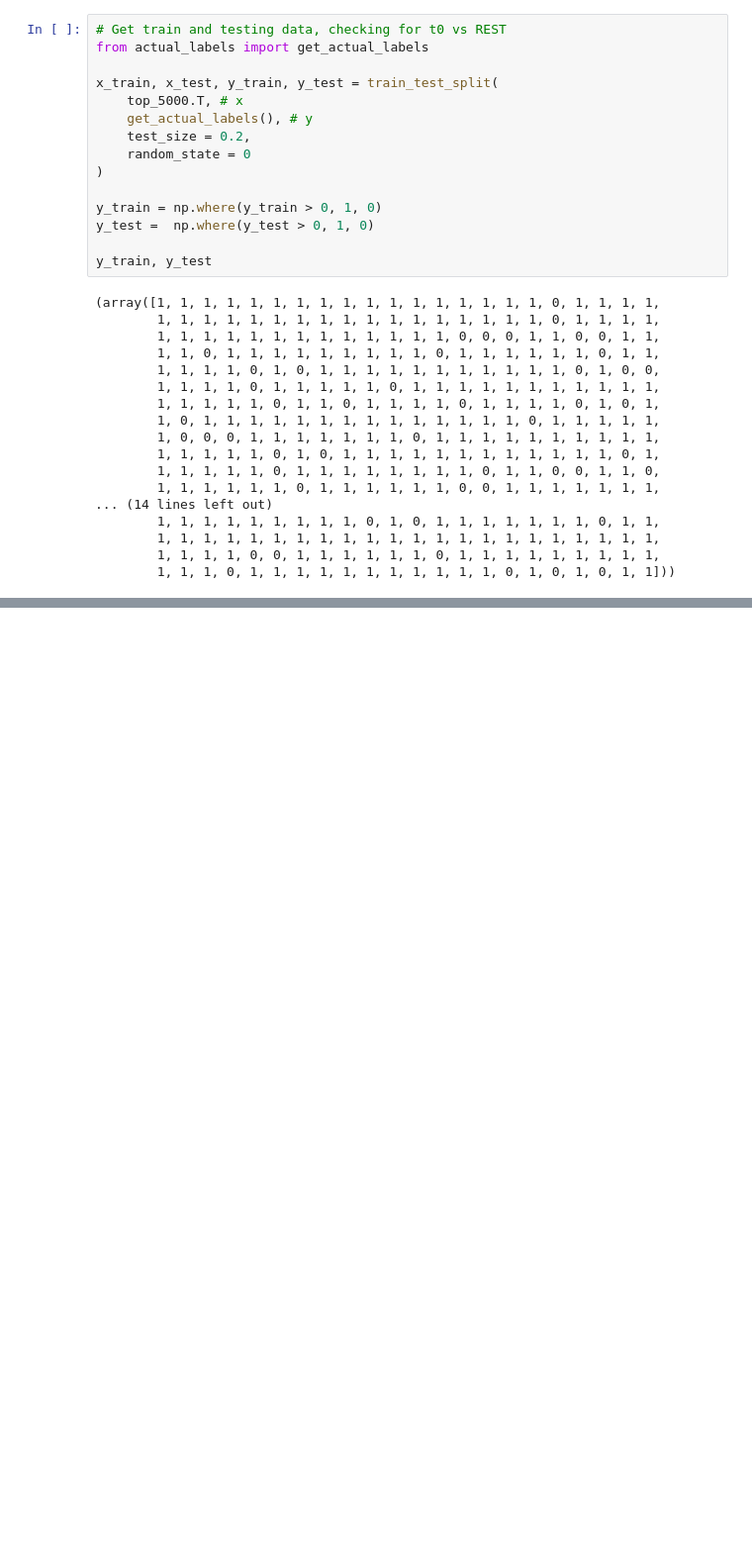
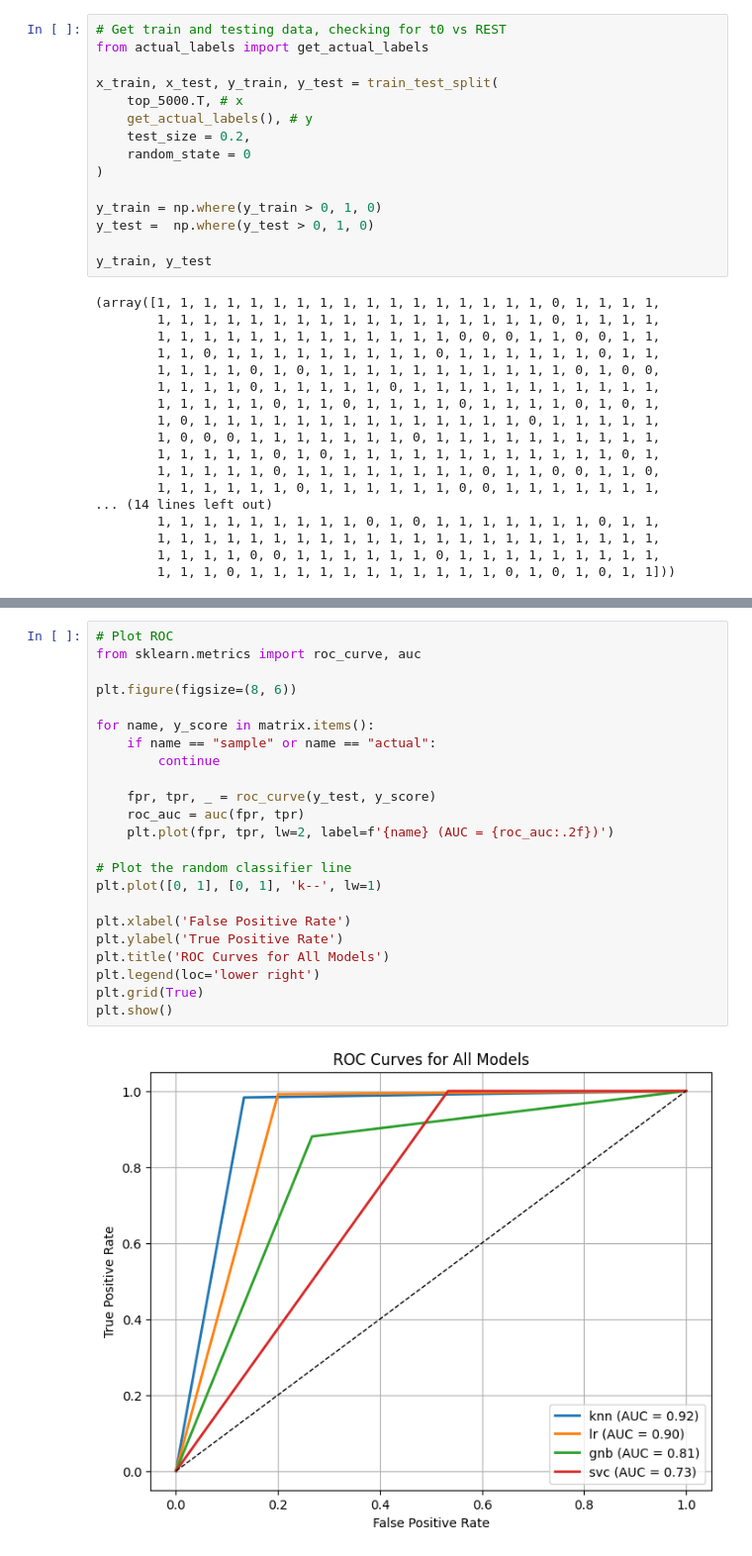
Before and after one commit to nsardinia/4144_Bioinformatics_Project, a Jupyter notebook: src/pred_heatmap.ipynb, the cells around one changed output, grey strips where cells are left out. Shown at 99% size. Drawn from its saved outputs; the diff is of its cells as text; blank space fills up the shorter version.

Commit message:
made roc curve plot for all models

```diff
--- a/src/pred_heatmap.ipynb
+++ b/src/pred_heatmap.ipynb
@@ -144 +146,26 @@ matrix
 132 rows × 5 columns
+# %%
+# Plot ROC
+from sklearn.metrics import roc_curve, auc
+
+plt.figure(figsize=(8, 6))
+
+for name, y_score in matrix.items():
+    if name == "sample" or name == "actual":
+        continue
+
+    fpr, tpr, _ = roc_curve(y_test, y_score)
+    roc_auc = auc(fpr, tpr)
+    plt.plot(fpr, tpr, lw=2, label=f'{name} (AUC = {roc_auc:.2f})')
+
+# Plot the random classifier line
+plt.plot([0, 1], [0, 1], 'k--', lw=1)
+
+plt.xlabel('False Positive Rate')
+plt.ylabel('True Positive Rate')
+plt.title('ROC Curves for All Models')
+plt.legend(loc='lower right')
+plt.grid(True)
+plt.show()
+# %% [output]
+[figure, added]
```
Also changed, not shown: parts of 3 cells of this notebook, 1 other file.
